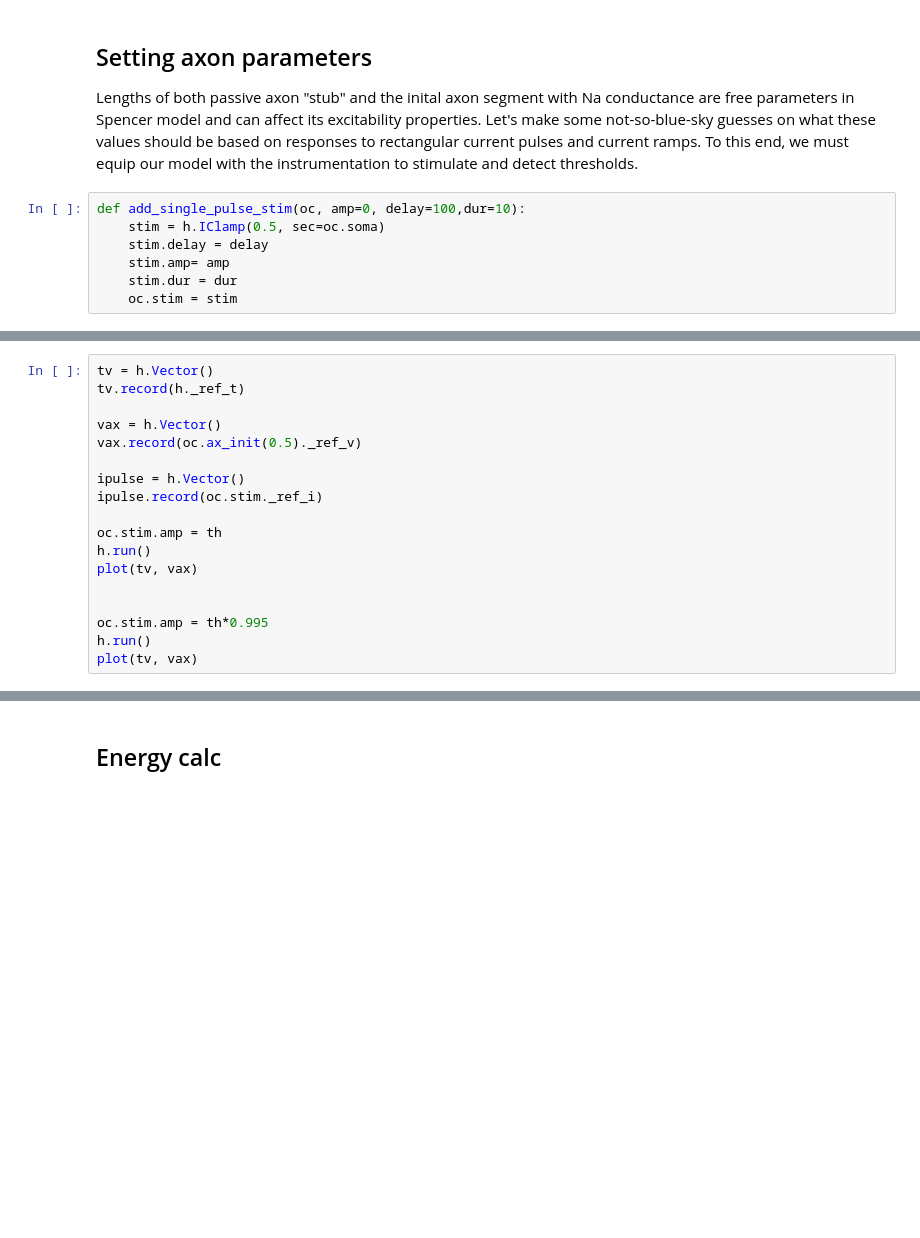
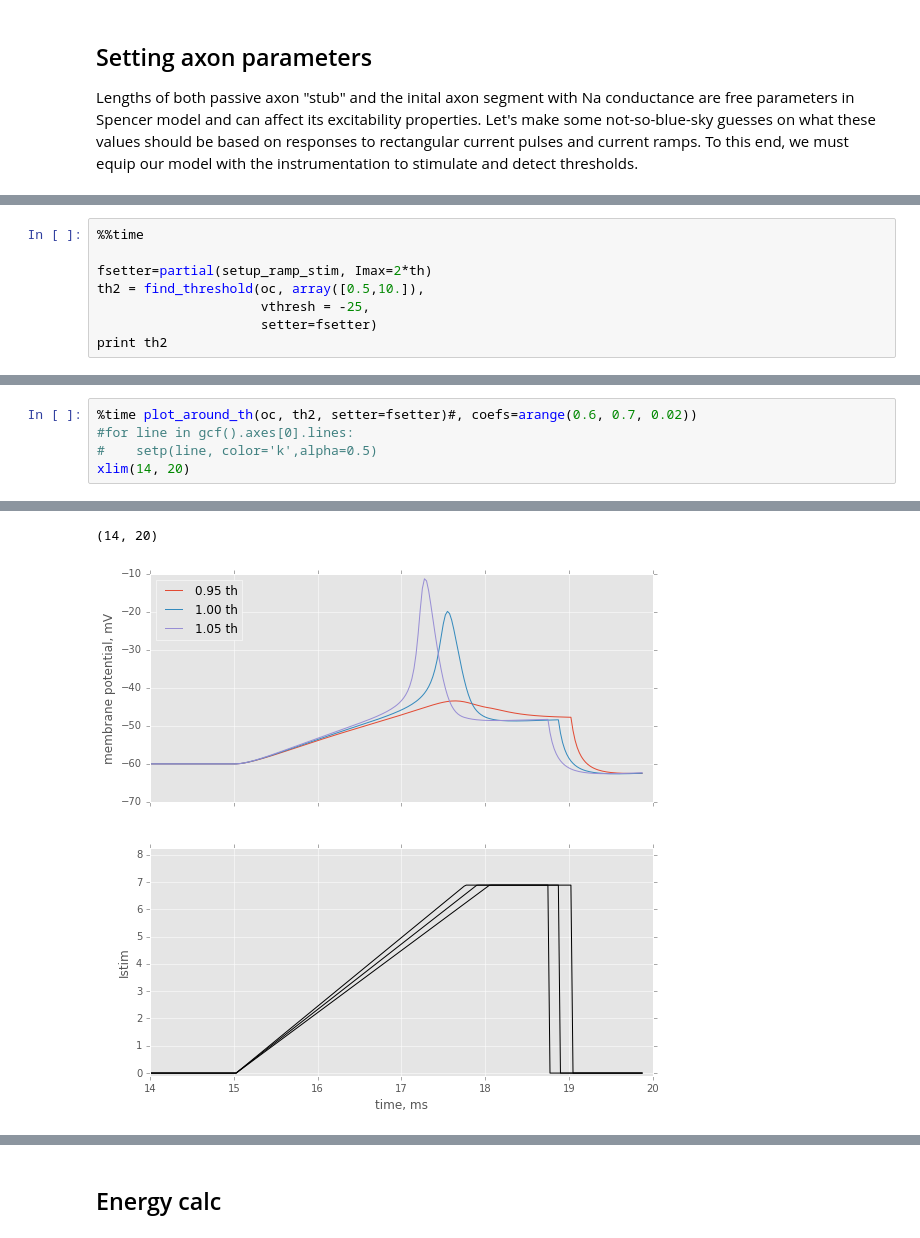
Before and after one commit to abrazhe/OC2, a Jupyter notebook: Spencer-energy.ipynb, the cells around one changed output, grey strips where cells are left out. Cells and saved outputs as stored; diff of their text form; blank space fills up the shorter version.

```diff
--- a/Spencer-energy.ipynb
+++ b/Spencer-energy.ipynb
@@ -158,10 +214,3 @@ class OctopusCell:
 ## Setting axon parameters
 
 Lengths of both passive axon "stub" and the inital axon segment with Na conductance are free parameters in Spencer model and can affect its excitability properties. Let's make some not-so-blue-sky guesses on what these values should be based on responses to rectangular current pulses and current ramps. To this end, we must equip our model with the instrumentation to stimulate and detect thresholds.
-# %%
-def add_single_pulse_stim(oc, amp=0, delay=100,dur=10):
-    stim = h.IClamp(0.5, sec=oc.soma)
-    stim.delay = delay
-    stim.amp= amp
-    stim.dur = dur
-    oc.stim = stim
@@ -218,18 +342,0 @@ Wall time: 8.66 s
-# %%
-tv = h.Vector()
-tv.record(h._ref_t)
-
-vax = h.Vector()
-vax.record(oc.ax_init(0.5)._ref_v)
-
-ipulse = h.Vector()
-ipulse.record(oc.stim._ref_i)
-
-oc.stim.amp = th
-h.run()
-plot(tv, vax)
-
-
-oc.stim.amp = th*0.995
-h.run()
-plot(tv, vax)
@@ -266,0 +345,8 @@ plot(tv, ipulse)
+# %%
+%%time
+
+fsetter=partial(setup_ramp_stim, Imax=2*th)
+th2 = find_threshold(oc, array([0.5,10.]),
+                     vthresh = -25,
+                     setter=fsetter)
+print th2
@@ -266,0 +357,6 @@ plot(tv, ipulse)
+# %%
+%time plot_around_th(oc, th2, setter=fsetter)#, coefs=arange(0.6, 0.7, 0.02))
+#for line in gcf().axes[0].lines:
+#    setp(line, color='k',alpha=0.5)
+xlim(14, 20)
+# %% [output]
@@ -266,0 +365,2 @@ plot(tv, ipulse)
+(14, 20)
+[figure, added]
```
Also changed, not shown: parts of 57 cells of this notebook.
